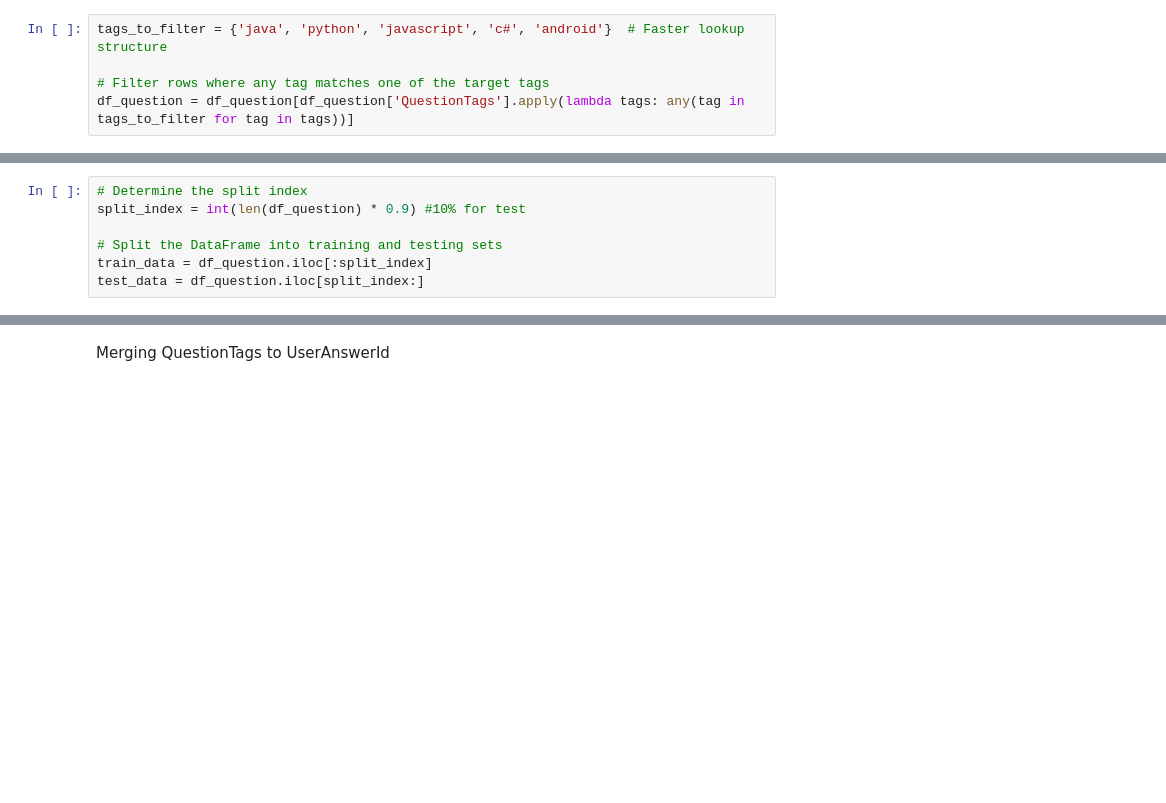
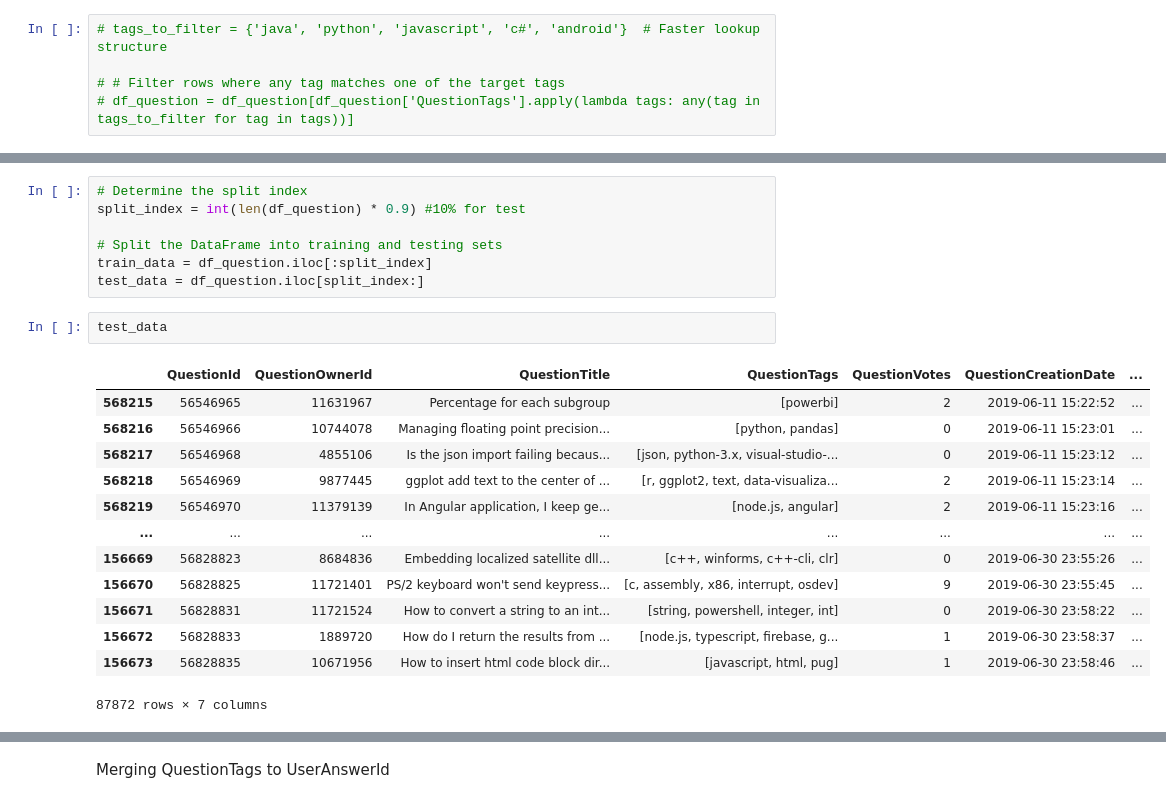
Before and after one commit to mariamaOlive/ml4mde, a Jupyter notebook: 3_nlp_approach_question.ipynb, the cells around one changed output, grey strips where cells are left out. Drawn from its saved outputs; the diff is of its cells as text; blank space fills up the shorter version.

```diff
--- a/3_nlp_approach_question.ipynb
+++ b/3_nlp_approach_question.ipynb
@@ -66,10 +52,10 @@ list
 # %% [markdown]
 ### Filtering Dataset to include only top 5 tags
 # %%
-tags_to_filter = {'java', 'python', 'javascript', 'c#', 'android'}  # Faster lookup structure
+# tags_to_filter = {'java', 'python', 'javascript', 'c#', 'android'}  # Faster lookup structure
 
-# Filter rows where any tag matches one of the target tags
-df_question = df_question[df_question['QuestionTags'].apply(lambda tags: any(tag in tags_to_filter for tag in tags))]
+# # Filter rows where any tag matches one of the target tags
+# df_question = df_question[df_question['QuestionTags'].apply(lambda tags: any(tag in tags_to_filter for tag in tags))]
 # %% [markdown]
 ### Dividing the question dataset into Train and Test
 # %%
@@ -86,3 +72,19 @@ split_index = int(len(df_question) * 0.9) #10% for test
 # Split the DataFrame into training and testing sets
 train_data = df_question.iloc[:split_index]
 test_data = df_question.iloc[split_index:]
+# %%
+test_data
+# %% [output]
+|  | QuestionId | QuestionOwnerId | QuestionTitle | QuestionTags | QuestionVotes | QuestionCreationDate | ... |
+| 568215 | 56546965 | 11631967 | Percentage for each subgroup | [powerbi] | 2 | 2019-06-11 15:22:52 | ... |
+| 568216 | 56546966 | 10744078 | Managing floating point precision... | [python, pandas] | 0 | 2019-06-11 15:23:01 | ... |
+| 568217 | 56546968 | 4855106 | Is the json import failing becaus... | [json, python-3.x, visual-studio-... | 0 | 2019-06-11 15:23:12 | ... |
+| 568218 | 56546969 | 9877445 | ggplot add text to the center of ... | [r, ggplot2, text, data-visualiza... | 2 | 2019-06-11 15:23:14 | ... |
+| 568219 | 56546970 | 11379139 | In Angular application, I keep ge... | [node.js, angular] | 2 | 2019-06-11 15:23:16 | ... |
+| ... | ... | ... | ... | ... | ... | ... | ... |
+| 156669 | 56828823 | 8684836 | Embedding localized satellite dll... | [c++, winforms, c++-cli, clr] | 0 | 2019-06-30 23:55:26 | ... |
+| 156670 | 56828825 | 11721401 | PS/2 keyboard won't send keypress... | [c, assembly, x86, interrupt, osdev] | 9 | 2019-06-30 23:55:45 | ... |
+| 156671 | 56828831 | 11721524 | How to convert a string to an int... | [string, powershell, integer, int] | 0 | 2019-06-30 23:58:22 | ... |
+| 156672 | 56828833 | 1889720 | How do I return the results from ... | [node.js, typescript, firebase, g... | 1 | 2019-06-30 23:58:37 | ... |
+| 156673 | 56828835 | 10671956 | How to insert html code block dir... | [javascript, html, pug] | 1 | 2019-06-30 23:58:46 | ... |
+87872 rows × 7 columns
```
Also changed, not shown: parts of 11 cells of this notebook, 21 other files.
